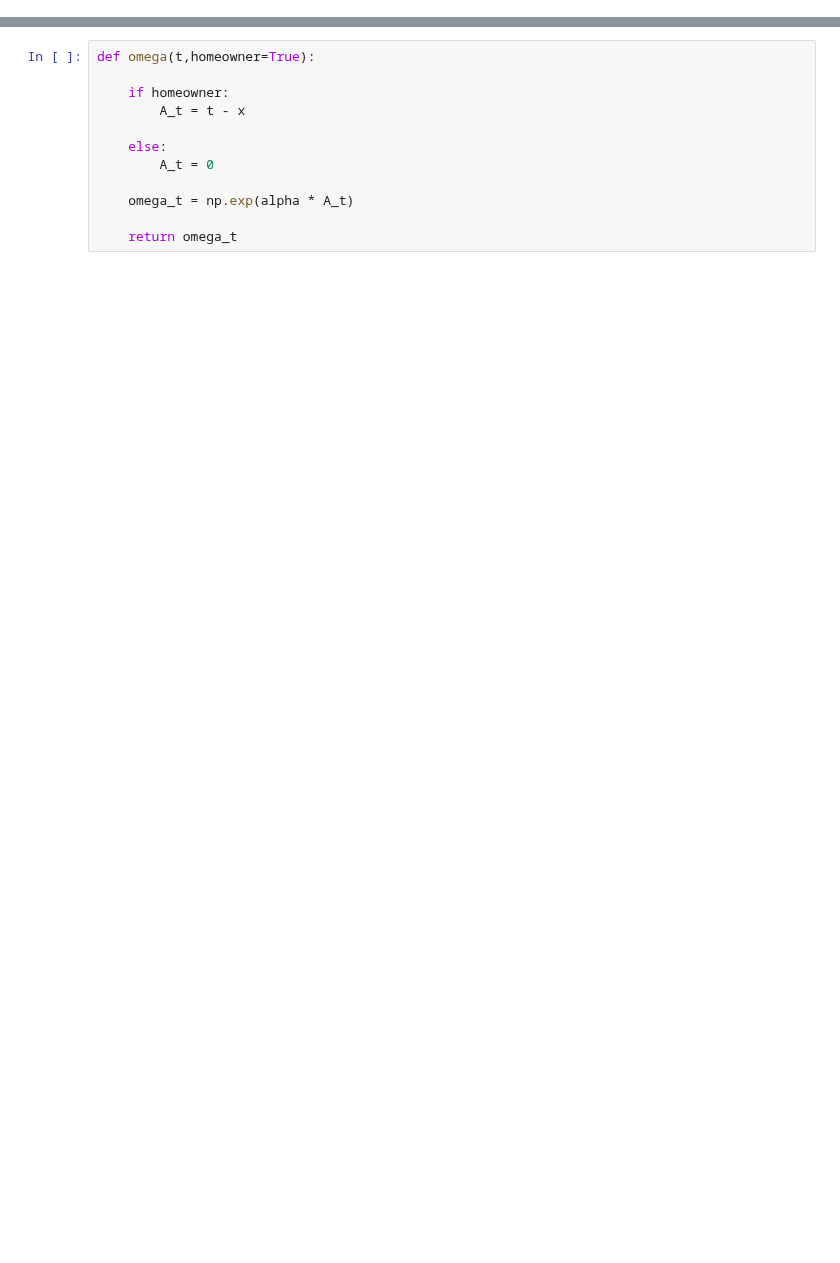
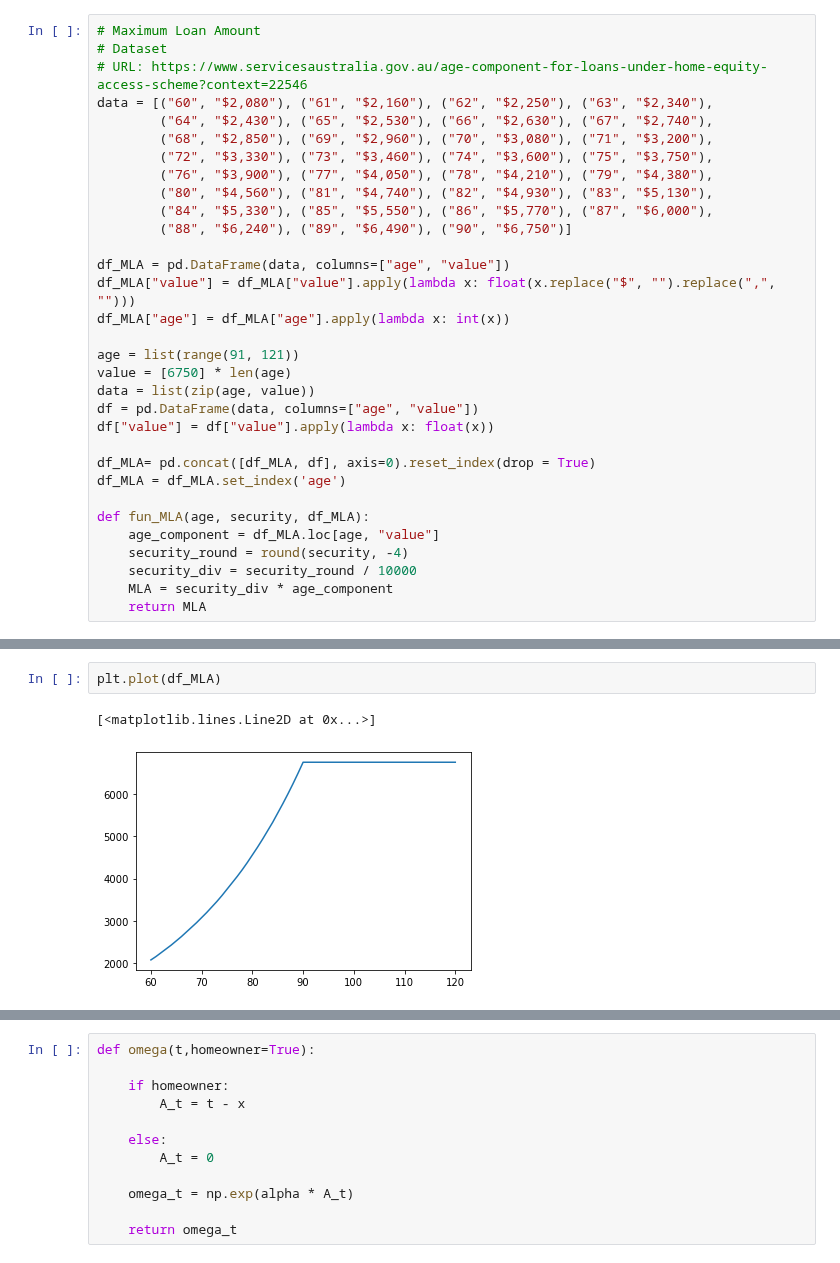
Before and after one commit to LyuLingfeng95/PhDProject1, a Jupyter notebook: P2_UtilityApproach.ipynb, the cells around one changed output, grey strips where cells are left out. Saved outputs shown, nothing was run; the diff lists cells and outputs as text; blank space fills up the shorter version.

```diff
--- a/P2_UtilityApproach.ipynb
+++ b/P2_UtilityApproach.ipynb
@@ -5 +8,33 @@ import pandas as pd
+# %%
+# Maximum Loan Amount
+# Dataset
+# URL: https://www.servicesaustralia.gov.au/age-component-for-loans-under-home-equity-access-scheme?context=22546
+data = [("60", "$2,080"), ("61", "$2,160"), ("62", "$2,250"), ("63", "$2,340"),
+        ("64", "$2,430"), ("65", "$2,530"), ("66", "$2,630"), ("67", "$2,740"),
+        ("68", "$2,850"), ("69", "$2,960"), ("70", "$3,080"), ("71", "$3,200"),
+        ("72", "$3,330"), ("73", "$3,460"), ("74", "$3,600"), ("75", "$3,750"),
+        ("76", "$3,900"), ("77", "$4,050"), ("78", "$4,210"), ("79", "$4,380"),
+        ("80", "$4,560"), ("81", "$4,740"), ("82", "$4,930"), ("83", "$5,130"),
+        ("84", "$5,330"), ("85", "$5,550"), ("86", "$5,770"), ("87", "$6,000"),
+        ("88", "$6,240"), ("89", "$6,490"), ("90", "$6,750")]
+
+df_MLA = pd.DataFrame(data, columns=["age", "value"])
+df_MLA["value"] = df_MLA["value"].apply(lambda x: float(x.replace("$", "").replace(",", "")))
+df_MLA["age"] = df_MLA["age"].apply(lambda x: int(x))
+
+age = list(range(91, 121))
+value = [6750] * len(age)
+data = list(zip(age, value))
+df = pd.DataFrame(data, columns=["age", "value"])
+df["value"] = df["value"].apply(lambda x: float(x))
+
+df_MLA= pd.concat([df_MLA, df], axis=0).reset_index(drop = True)
+df_MLA = df_MLA.set_index('age')
+
+def fun_MLA(age, security, df_MLA):
+    age_component = df_MLA.loc[age, "value"]
+    security_round = round(security, -4)
+    security_div = security_round / 10000
+    MLA = security_div * age_component
+    return MLA
 # %%
@@ -35,0 +110,5 @@ df_hc
+# %%
+plt.plot(df_MLA)
+# %% [output]
+[<matplotlib.lines.Line2D at 0x...>]
+[figure, added]
```
Also changed, not shown: parts of 47 cells of this notebook, 9 other files.
